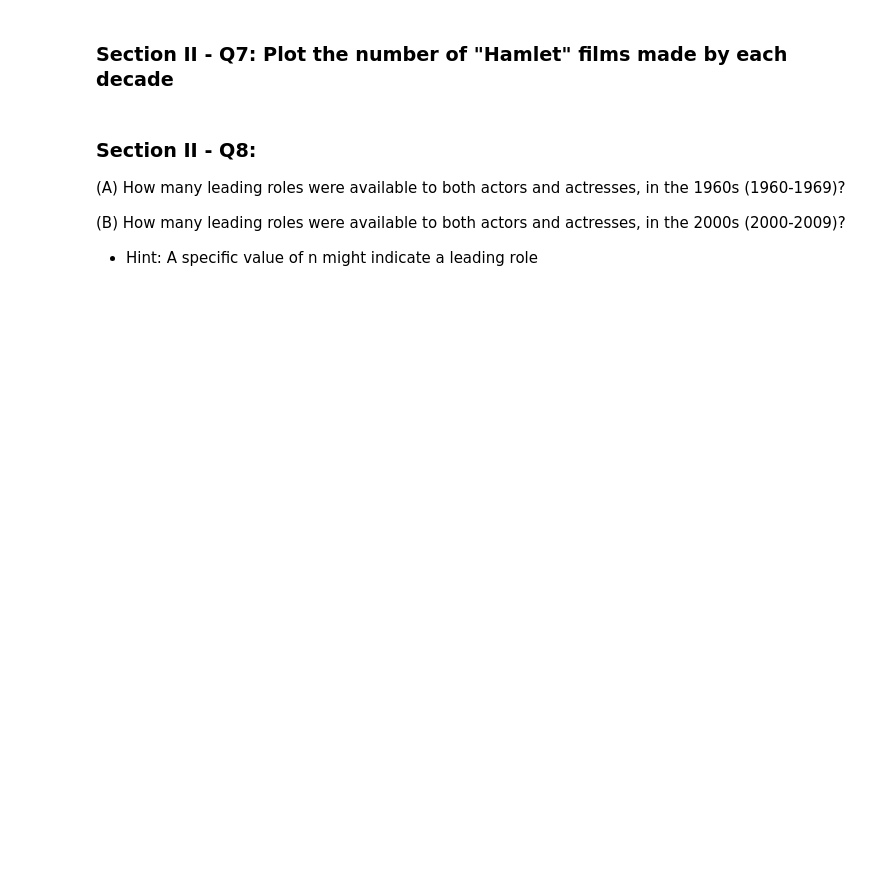
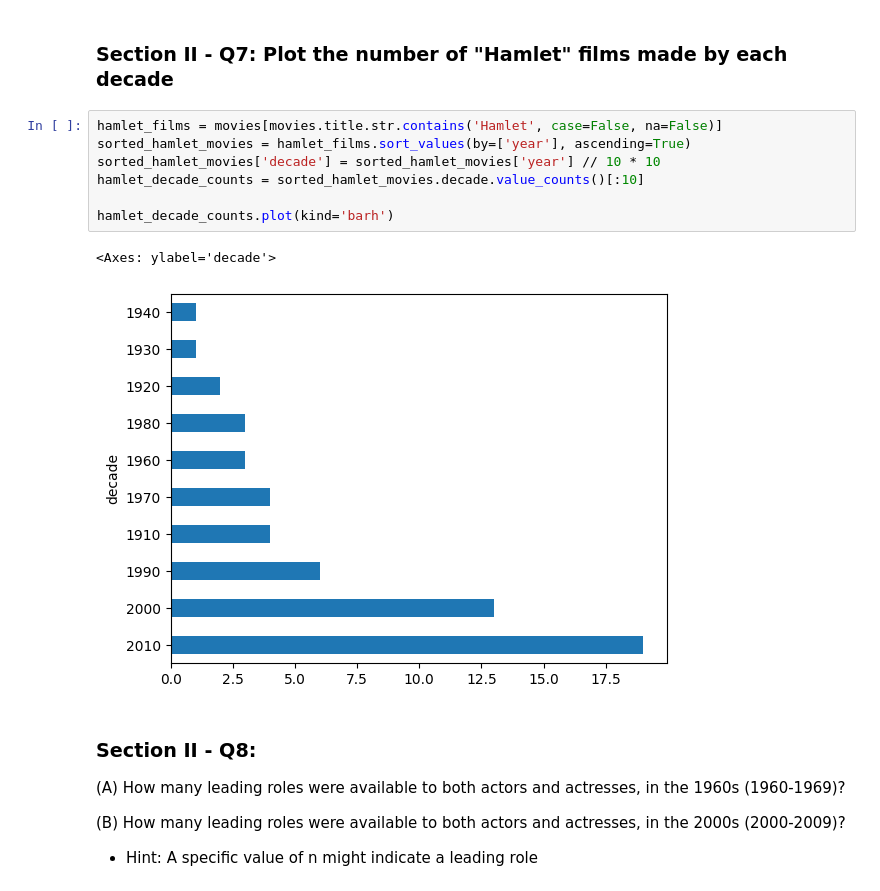
Before and after one commit to jeffreyding18/mec-mini-projects, a Jupyter notebook: mec-5.3.10-data-wranging-with-pandas-mini-project/Mini_Project_Data_Wrangling_Pandas.ipynb, the cells around one changed output. Cells and saved outputs as stored; diff of their text form; blank space fills up the shorter version.

```diff
--- a/mec-5.3.10-data-wranging-with-pandas-mini-project/Mini_Project_Data_Wrangling_Pandas.ipynb
+++ b/mec-5.3.10-data-wranging-with-pandas-mini-project/Mini_Project_Data_Wrangling_Pandas.ipynb
@@ -474,5 +523,15 @@ Name: count, Length: 17002, dtype: int64
 # %% [markdown]
 ### Section II - Q7: Plot the number of "Hamlet" films made by each decade
+# %%
+hamlet_films = movies[movies.title.str.contains('Hamlet', case=False, na=False)]
+sorted_hamlet_movies = hamlet_films.sort_values(by=['year'], ascending=True)
+sorted_hamlet_movies['decade'] = sorted_hamlet_movies['year'] // 10 * 10
+hamlet_decade_counts = sorted_hamlet_movies.decade.value_counts()[:10]
+
+hamlet_decade_counts.plot(kind='barh')
+# %% [output]
+<Axes: ylabel='decade'>
+[figure, added]
 # %% [markdown]
 ### Section II - Q8:
 
```
Also changed, not shown: parts of 14 cells of this notebook.
